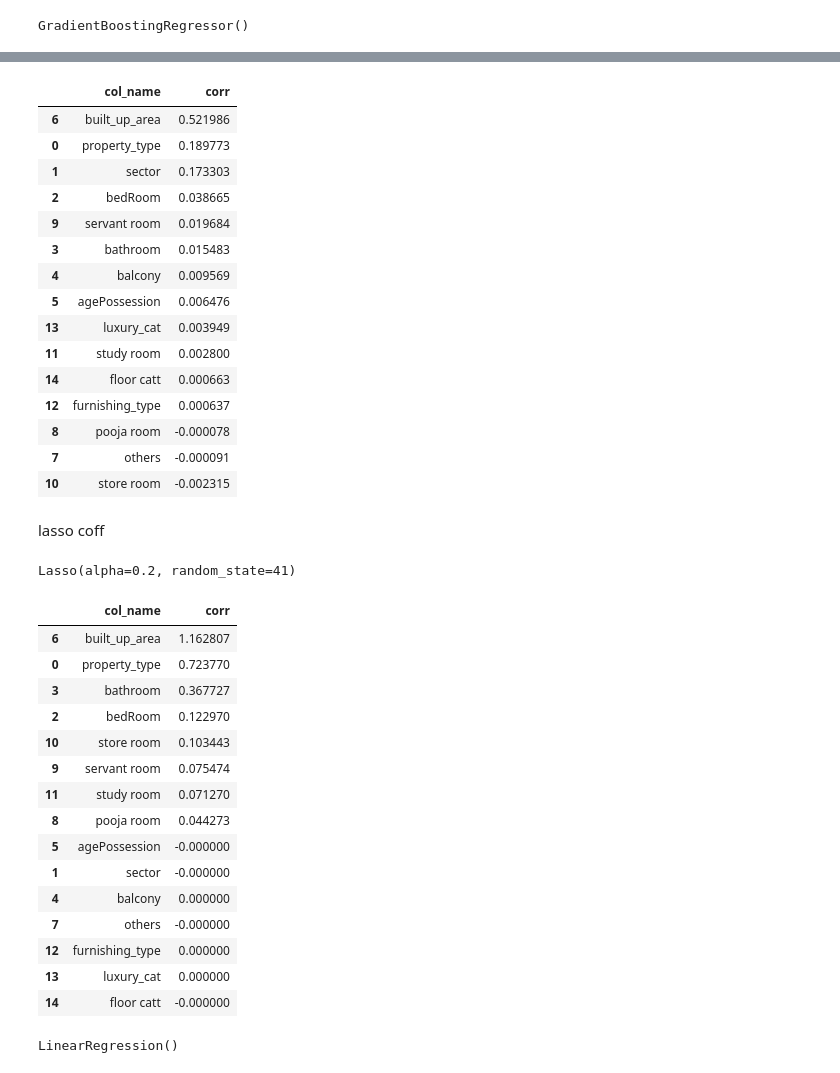
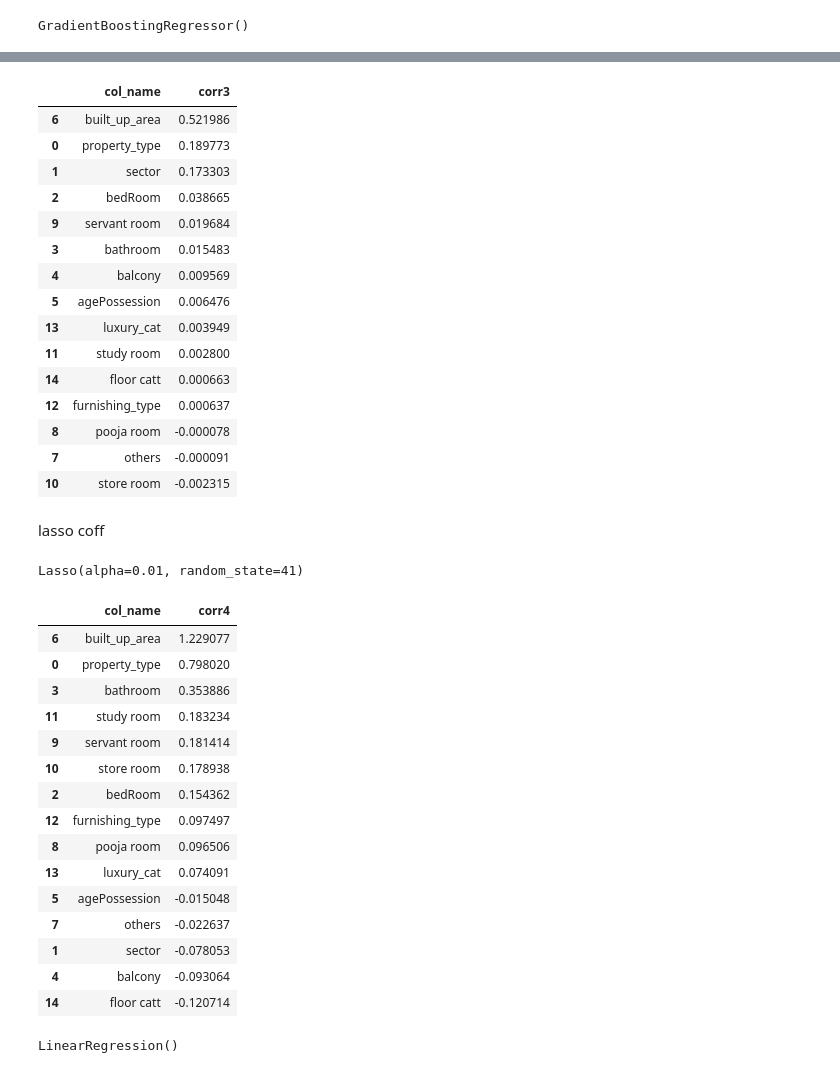
Before and after one commit to karansingh-chauhan/Real-Estate-Analysis, a Jupyter notebook: feature selection/feature_selection.ipynb, the cells around one changed output, grey strips where cells are left out. Drawn from its saved outputs; the diff is of its cells as text; code cells hidden in the pictures.

```diff
--- a/feature selection/feature_selection.ipynb
+++ b/feature selection/feature_selection.ipynb
@@ -229,11 +229,11 @@ perm_imp=permutation_importance(model3,x_test,y_test,n_repeats=30,n_jobs=-1,rand
 # %%
 fi_pi=pd.DataFrame({
     "col_name":X_label.columns,
-    "corr":perm_imp.importances_mean
-}).sort_values("corr",ascending=False)
+    "corr3":perm_imp.importances_mean
+}).sort_values("corr3",ascending=False)
 fi_pi
 # %% [output]
-|  | col_name | corr |
+|  | col_name | corr3 |
 | 6 | built_up_area | 0.521986 |
 | 0 | property_type | 0.189773 |
 | 1 | sector | 0.173303 |
@@ -257,33 +257,33 @@ from sklearn.preprocessing import StandardScaler
 st=StandardScaler()
 x_train_1=st.fit_transform(X_label)
 # %%
-model4=Lasso(alpha=0.2,random_state=41)
+model4=Lasso(alpha=0.01,random_state=41)
 model4.fit(x_train_1,y_label)
 # %% [output]
-Lasso(alpha=0.2, random_state=41)
+Lasso(alpha=0.01, random_state=41)
 # %%
 fi_lasso=pd.DataFrame({
     "col_name":X_label.columns,
-    "corr":model4.coef_
-}).sort_values("corr",ascending=False)
+    "corr4":model4.coef_
+}).sort_values("corr4",ascending=False)
 fi_lasso
 # %% [output]
-|  | col_name | corr |
-| 6 | built_up_area | 1.162807 |
-| 0 | property_type | 0.723770 |
-| 3 | bathroom | 0.367727 |
-| 2 | bedRoom | 0.122970 |
-| 10 | store room | 0.103443 |
-| 9 | servant room | 0.075474 |
-| 11 | study room | 0.071270 |
-| 8 | pooja room | 0.044273 |
-| 5 | agePossession | -0.000000 |
-| 1 | sector | -0.000000 |
-| 4 | balcony | 0.000000 |
-| 7 | others | -0.000000 |
-| 12 | furnishing_type | 0.000000 |
-| 13 | luxury_cat | 0.000000 |
-| 14 | floor catt | -0.000000 |
+|  | col_name | corr4 |
+| 6 | built_up_area | 1.229077 |
+| 0 | property_type | 0.798020 |
+| 3 | bathroom | 0.353886 |
+| 11 | study room | 0.183234 |
+| 9 | servant room | 0.181414 |
+| 10 | store room | 0.178938 |
+| 2 | bedRoom | 0.154362 |
+| 12 | furnishing_type | 0.097497 |
+| 8 | pooja room | 0.096506 |
+| 13 | luxury_cat | 0.074091 |
+| 5 | agePossession | -0.015048 |
+| 7 | others | -0.022637 |
+| 1 | sector | -0.078053 |
+| 4 | balcony | -0.093064 |
+| 14 | floor catt | -0.120714 |
 # %%
 # using linear regrstion model and first scaling the model
 from sklearn.linear_model import LinearRegression
```
Also changed, not shown: parts of 26 cells of this notebook, 1 other file.
